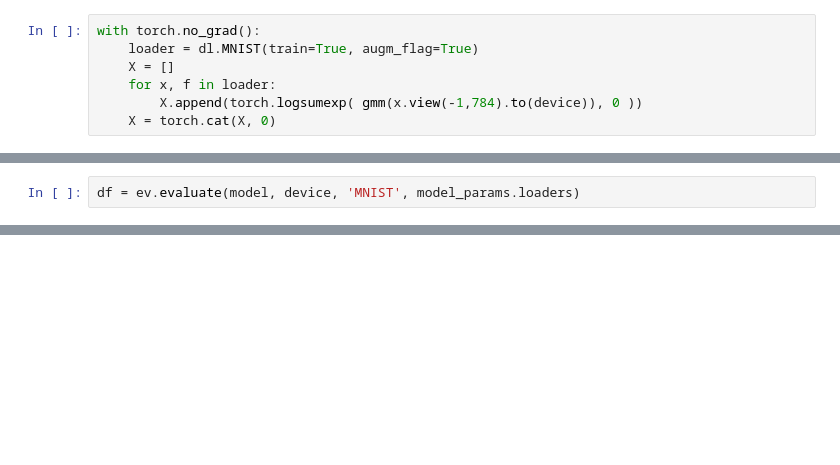
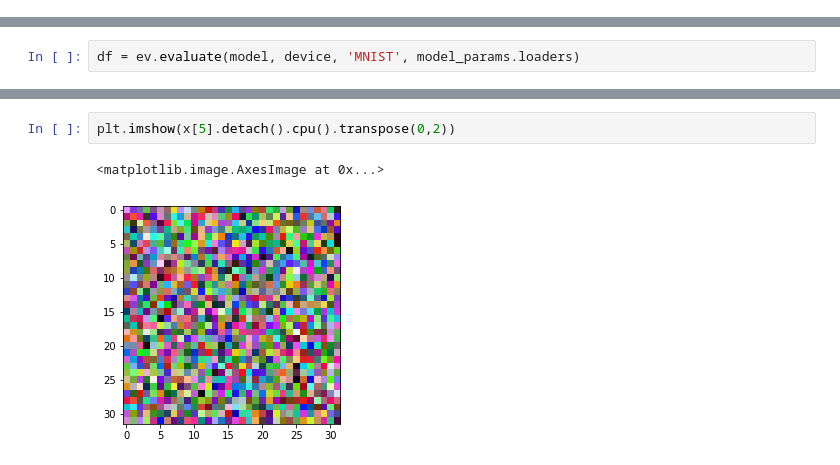
Before and after one commit to AlexMeinke/certified-certain-uncertainty, a Jupyter notebook: GMM.ipynb, the cells around one changed output, grey strips where cells are left out. Cells and saved outputs as stored; diff of their text form; blank space fills up the shorter version.

```diff
--- a/GMM.ipynb
+++ b/GMM.ipynb
@@ -24,7 +24,0 @@ from tensorboardX import SummaryWriter
-# %%
-with torch.no_grad():
-    loader = dl.MNIST(train=True, augm_flag=True)
-    X = []
-    for x, f in loader:
-        X.append(torch.logsumexp( gmm(x.view(-1,784).to(device)), 0 ))
-    X = torch.cat(X, 0)
@@ -96,0 +135,5 @@ df = ev.evaluate(model, device, 'MNIST', model_params.loaders)
+# %%
+plt.imshow(x[5].detach().cpu().transpose(0,2))
+# %% [output]
+<matplotlib.image.AxesImage at 0x...>
+[figure, added]
```
Also changed, not shown: parts of 30 cells of this notebook, 17 other files.
